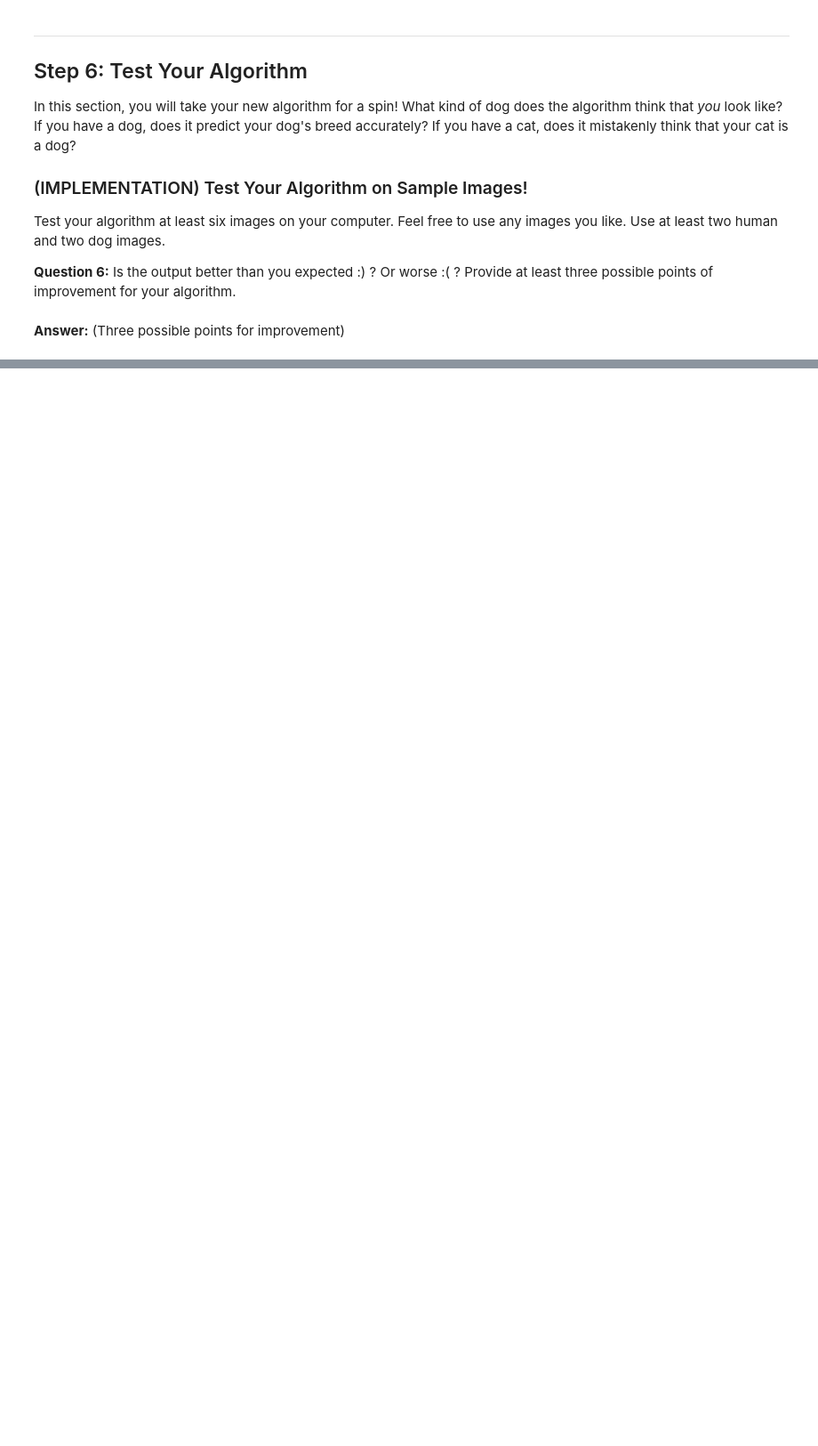
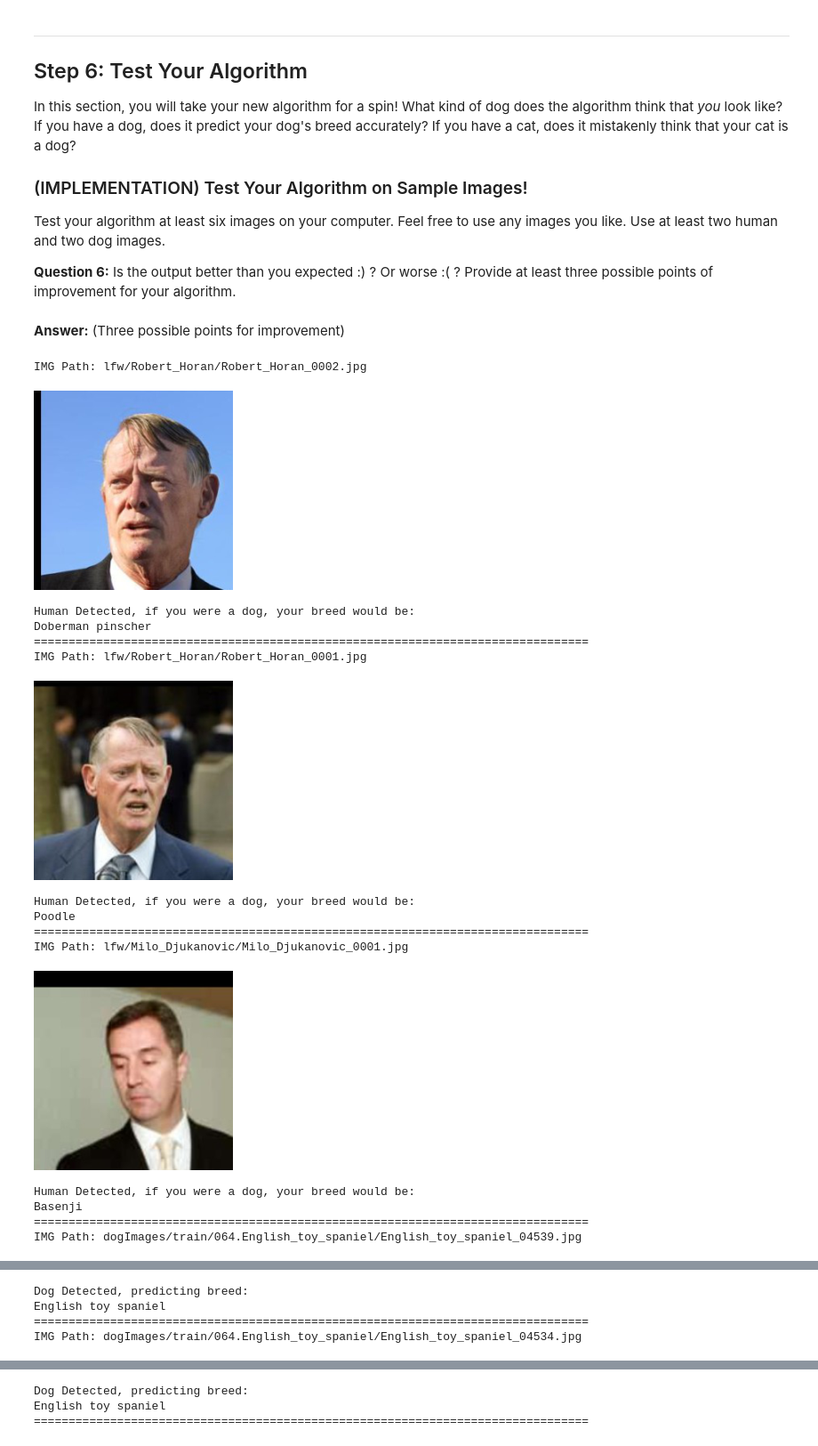
Before and after one commit to aruanalucena/deep-learning-v2-pytorch, a Jupyter notebook: project-dog-classification/dog_app.ipynb, the cells around one changed output, grey strips where cells are left out. Shown at 89% size. Drawn from its saved outputs; the diff is of its cells as text; code cells hidden in the pictures; blank space fills up the shorter version.

```diff
--- a/project-dog-classification/dog_app.ipynb
+++ b/project-dog-classification/dog_app.ipynb
@@ -851,8 +942,27 @@ __Answer:__ (Three possible points for improvement)
 # %%
 ## TODO: Execute your algorithm from Step 6 on
 ## at least 6 images on your computer.
 ## Feel free to use as many code cells as needed.
 
 ## suggested code, below
-for file in np.hstack((human_files[:3], dog_files[:3])):
-    run_app(file)
+for img_path in np.hstack((human_files[:3], dog_files[:3])):
+    print("IMG Path:", img_path)
+    run_app(img_path)
+    print("="*80)
+# %% [output]
+IMG Path: lfw/Robert_Horan/Robert_Horan_0002.jpg
+[figure, added]
+Human Detected, if you were a dog, your breed would be:
+Doberman pinscher
+================================================================================
+IMG Path: lfw/Robert_Horan/Robert_Horan_0001.jpg
+[figure, added]
+Human Detected, if you were a dog, your breed would be:
+Poodle
+================================================================================
+IMG Path: lfw/Milo_Djukanovic/Milo_Djukanovic_0001.jpg
+[figure, added]
+Human Detected, if you were a dog, your breed would be:
+Basenji
+================================================================================
+IMG Path: dogImages/train/064.English_toy_spaniel/English_toy_spaniel_04539.jpg
@@ -858,0 +970,4 @@ for file in np.hstack((human_files[:3], dog_files[:3])):
+Dog Detected, predicting breed:
+English toy spaniel
+================================================================================
+IMG Path: dogImages/train/064.English_toy_spaniel/English_toy_spaniel_04534.jpg
@@ -858,0 +980,3 @@ for file in np.hstack((human_files[:3], dog_files[:3])):
+Dog Detected, predicting breed:
+English toy spaniel
+================================================================================
```
Also changed, not shown: parts of 34 cells of this notebook.
